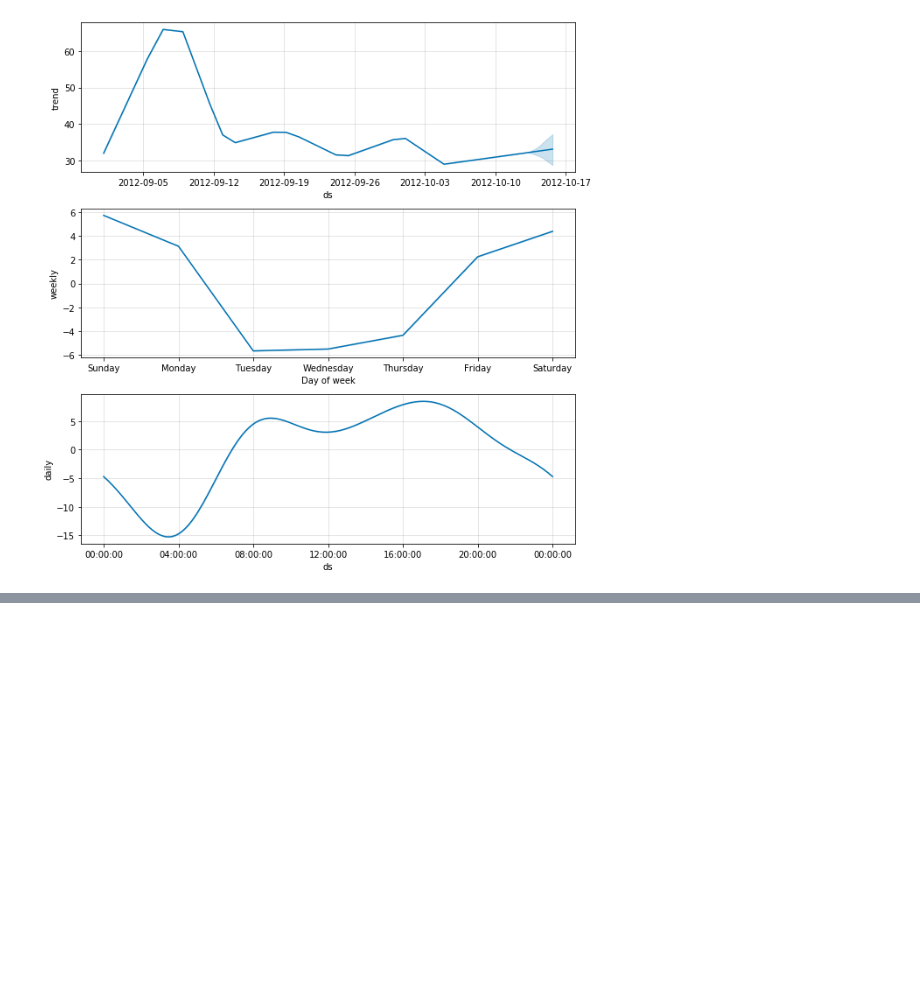
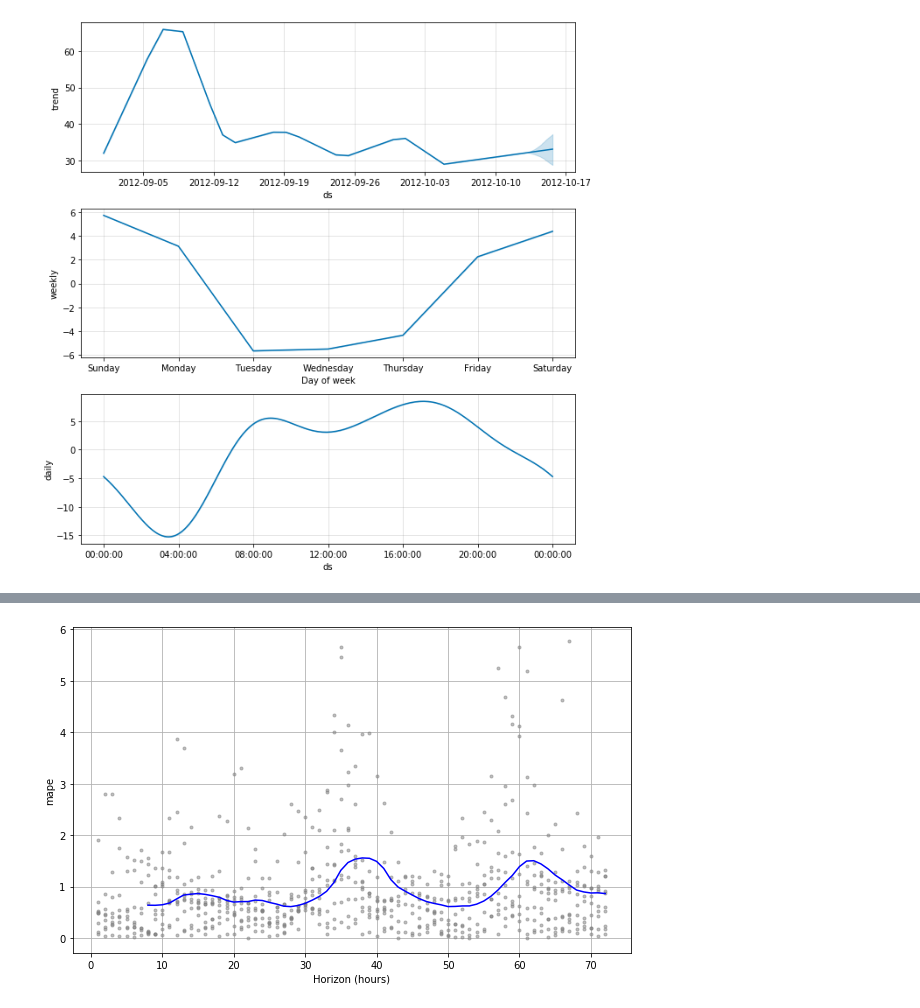
Before and after one commit to aety/insight, a Jupyter notebook: RATP/air/groundLevel/airQualityGround_crossValidate.ipynb, the cells around one changed output, grey strips where cells are left out. Saved outputs shown, nothing was run; the diff lists cells and outputs as text; code cells hidden in the pictures; blank space fills up the shorter version.

Commit message:
now there is actually cross validation

```diff
--- a/RATP/air/groundLevel/airQualityGround_crossValidate.ipynb
+++ b/RATP/air/groundLevel/airQualityGround_crossValidate.ipynb
@@ -56,3 +56,8 @@ components_fig = m.plot_components(forecast)
 INFO:fbprophet:Disabling yearly seasonality. Run prophet with yearly_seasonality=True to override this.
 [figure]
 [figure]
+# %%
+# PROPHET validation
+from fbprophet.diagnostics import cross_validation
+df_cv = cross_validation(m, initial='20 days', period='2 days', horizon = '3 days') # horizon: forecast ; initial: training (default: 3x horizon);
+df_cv.head()
@@ -58,0 +72,16 @@ INFO:fbprophet:Disabling yearly seasonality. Run prophet with yearly_seasonality
+# %%
+# Performance metrics
+from fbprophet.diagnostics import performance_metrics
+df_p = performance_metrics(df_cv)
+df_p.head()
+
+# mean squared error (MSE), root mean squared error (RMSE), mean absolute error (MAE), mean absolute percent error (MAPE)
+# computed on a rolling window of the predictions in df_cv after sorting by horizon (ds minus cutoff).
+# By default, 10% of the predictions in each window (can be changed)
+# high rollingwindow --> smoother average curve
+
+# Visualize cross-validation
+from fbprophet.plot import plot_cross_validation_metric
+fig = plot_cross_validation_metric(df_cv, metric='mape')
+# %% [output]
+[figure, added]
```
Also changed, not shown: parts of 1 cell of this notebook.
